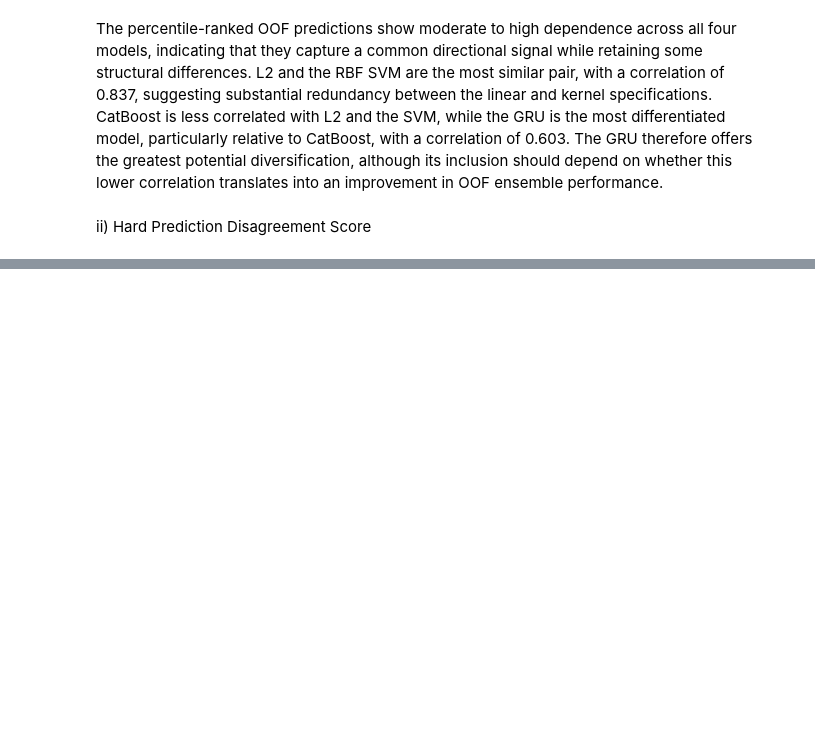
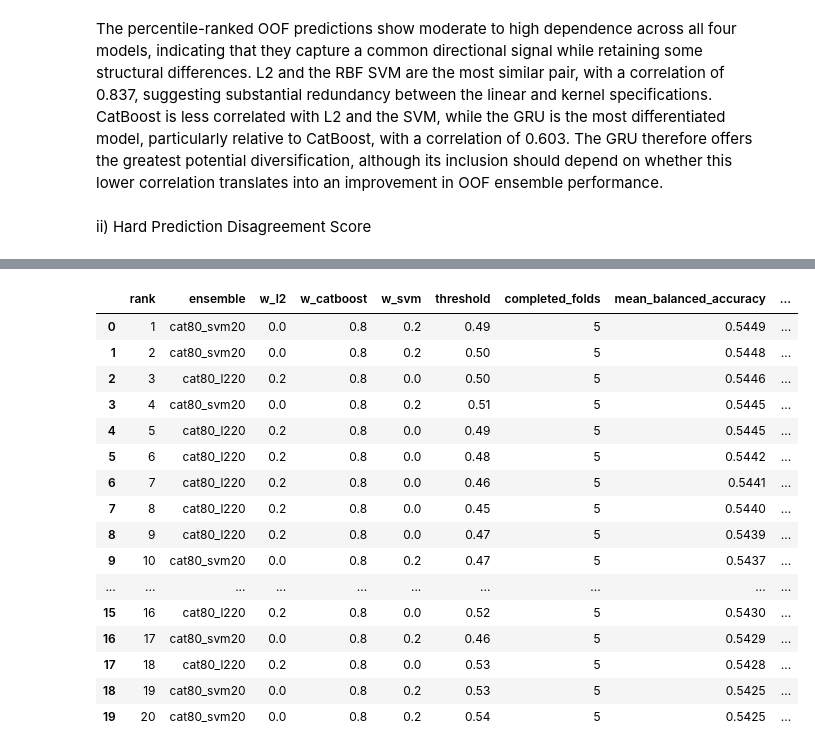
Before and after one commit to jade-lam/CQF, a Jupyter notebook: CQF_Final_Project.ipynb, the cells around one changed output, grey strips where cells are left out. Cells and saved outputs as stored; diff of their text form; code cells hidden in the pictures; blank space fills up the shorter version.

```diff
--- a/CQF_Final_Project.ipynb
+++ b/CQF_Final_Project.ipynb
@@ -6353,0 +6976,79 @@ ii) Hard Prediction Disagreement Score
+# %%
+# Assess and save thresholds for the two final ensemble candidates
+THRESHOLD_RESULTS_PATH = DATA_PATH / "final_ensemble_threshold_results_4h.csv"
+THRESHOLD_SUMMARY_PATH = DATA_PATH / "final_ensemble_threshold_summary_4h.csv"
+
+threshold_specs = {
+    "cat80_svm20": {"l2": 0.0, "catboost": 0.8, "svm": 0.2},
+    "cat80_l220": {"l2": 0.2, "catboost": 0.8, "svm": 0.0}}
+
+threshold_grid = np.round(np.arange(0.40, 0.601, 0.01), 2)
+threshold_rows = []
+
+for ensemble, weights in threshold_specs.items():
+    score = weights["l2"] * ensemble_data["l2"] + weights["catboost"] * ensemble_data["catboost"] + weights["svm"] * ensemble_data["svm"]
+    fold_source = ensemble_data.assign(score=score)
+
+    for threshold in threshold_grid:
+        for fold, fold_data in fold_source.groupby("fold"):
+            prediction = (fold_data["score"] >= threshold).astype(int)
+
+            threshold_rows.append({
+                "ensemble": ensemble,
+                "w_l2": weights["l2"],
+                "w_catboost": weights["catboost"],
+                "w_svm": weights["svm"],
+                "threshold": threshold,
+                "fold": fold,
+                "observations": len(fold_data),
+                "roc_auc": roc_auc_score(fold_data["target"], fold_data["score"]),
+                "balanced_accuracy": balanced_accuracy_score(fold_data["target"], prediction)})
+
+threshold_results = pd.DataFrame(threshold_rows)
+
+threshold_summary = (
+    threshold_results.groupby(["ensemble", "w_l2", "w_catboost", "w_svm", "threshold"], as_index=False)
+    .agg(
+        completed_folds=("fold", "nunique"),
+        mean_balanced_accuracy=("balanced_accuracy", "mean"),
+        std_balanced_accuracy=("balanced_accuracy", "std"),
+        min_balanced_accuracy=("balanced_accuracy", "min"),
+        mean_roc_auc=("roc_auc", "mean"),
+        std_roc_auc=("roc_auc", "std"))
+    .sort_values(
+        ["mean_balanced_accuracy", "min_balanced_accuracy", "std_balanced_accuracy", "mean_roc_auc"],
+        ascending=[False, False, True, False])
+    .reset_index(drop=True))
+
+threshold_summary.insert(0, "rank", np.arange(1, len(threshold_summary) + 1))
+
+best_by_ensemble = (
+    threshold_summary.sort_values(
+        ["ensemble", "mean_balanced_accuracy", "min_balanced_accuracy", "std_balanced_accuracy"],
+        ascending=[True, False, False, True])
+    .groupby("ensemble", as_index=False)
+    .first()
+    .sort_values(
+        ["mean_balanced_accuracy", "min_balanced_accuracy", "std_balanced_accuracy"],
+        ascending=[False, False, True])
+    .reset_index(drop=True))
+
+best_by_ensemble.insert(0, "ensemble_rank", np.arange(1, len(best_by_ensemble) + 1))
+
+threshold_results.to_csv(THRESHOLD_RESULTS_PATH, index=False)
+best_by_ensemble.to_csv(THRESHOLD_SUMMARY_PATH, index=False)
+
+display_cols = [
+    "ensemble_rank", "ensemble", "w_l2", "w_catboost", "w_svm", "threshold",
+    "mean_balanced_accuracy", "std_balanced_accuracy", "min_balanced_accuracy",
+    "mean_roc_auc", "std_roc_auc"]
+
+print("Best Threshold by Final Ensemble Candidate")
+display(best_by_ensemble[display_cols].round(4))
+
+print("\nTop Threshold Configurations Overall")
+display(threshold_summary.head(20).round(4))
+
+print("Full threshold results saved to:", THRESHOLD_RESULTS_PATH)
+print("Best-threshold summary saved to:", THRESHOLD_SUMMARY_PATH)
+# %% [output]
@@ -6353,0 +7060,17 @@ ii) Hard Prediction Disagreement Score
+|  | rank | ensemble | w_l2 | w_catboost | w_svm | threshold | completed_folds | mean_balanced_accuracy | ... |
+| 0 | 1 | cat80_svm20 | 0.0 | 0.8 | 0.2 | 0.49 | 5 | 0.5449 | ... |
+| 1 | 2 | cat80_svm20 | 0.0 | 0.8 | 0.2 | 0.50 | 5 | 0.5448 | ... |
+| 2 | 3 | cat80_l220 | 0.2 | 0.8 | 0.0 | 0.50 | 5 | 0.5446 | ... |
+| 3 | 4 | cat80_svm20 | 0.0 | 0.8 | 0.2 | 0.51 | 5 | 0.5445 | ... |
+| 4 | 5 | cat80_l220 | 0.2 | 0.8 | 0.0 | 0.49 | 5 | 0.5445 | ... |
+| 5 | 6 | cat80_l220 | 0.2 | 0.8 | 0.0 | 0.48 | 5 | 0.5442 | ... |
+| 6 | 7 | cat80_l220 | 0.2 | 0.8 | 0.0 | 0.46 | 5 | 0.5441 | ... |
+| 7 | 8 | cat80_l220 | 0.2 | 0.8 | 0.0 | 0.45 | 5 | 0.5440 | ... |
+| 8 | 9 | cat80_l220 | 0.2 | 0.8 | 0.0 | 0.47 | 5 | 0.5439 | ... |
+| 9 | 10 | cat80_svm20 | 0.0 | 0.8 | 0.2 | 0.47 | 5 | 0.5437 | ... |
+| ... | ... | ... | ... | ... | ... | ... | ... | ... | ... |
+| 15 | 16 | cat80_l220 | 0.2 | 0.8 | 0.0 | 0.52 | 5 | 0.5430 | ... |
+| 16 | 17 | cat80_svm20 | 0.0 | 0.8 | 0.2 | 0.46 | 5 | 0.5429 | ... |
+| 17 | 18 | cat80_l220 | 0.2 | 0.8 | 0.0 | 0.53 | 5 | 0.5428 | ... |
+| 18 | 19 | cat80_svm20 | 0.0 | 0.8 | 0.2 | 0.53 | 5 | 0.5425 | ... |
+| 19 | 20 | cat80_svm20 | 0.0 | 0.8 | 0.2 | 0.54 | 5 | 0.5425 | ... |
```
Also changed, not shown: parts of 30 cells of this notebook.
